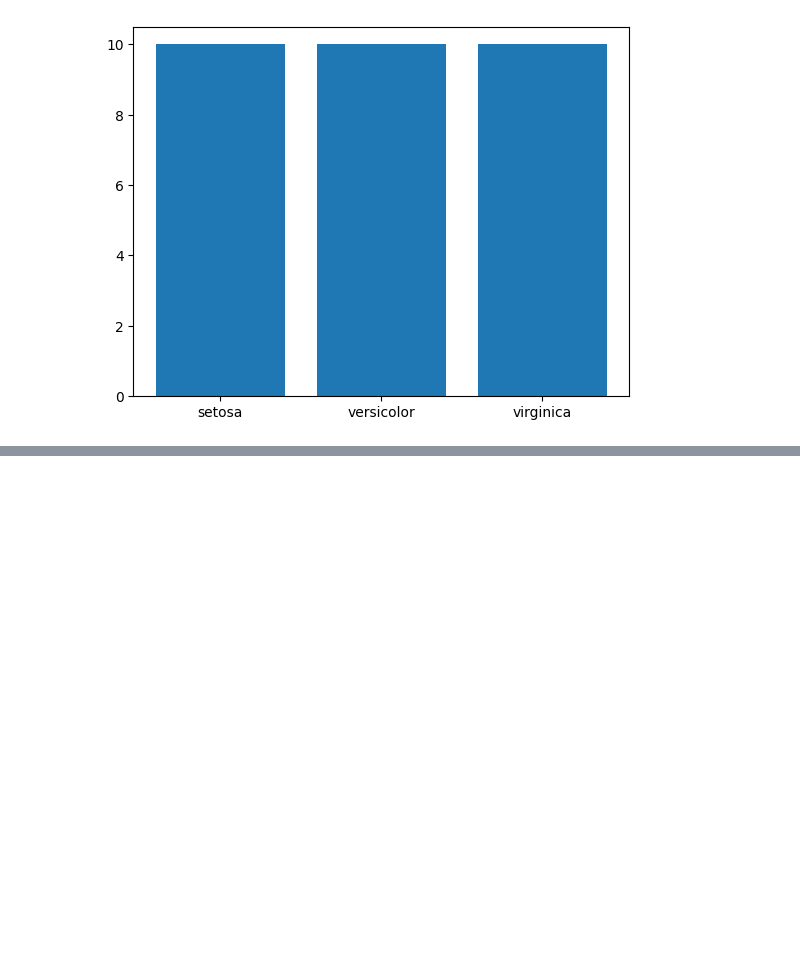
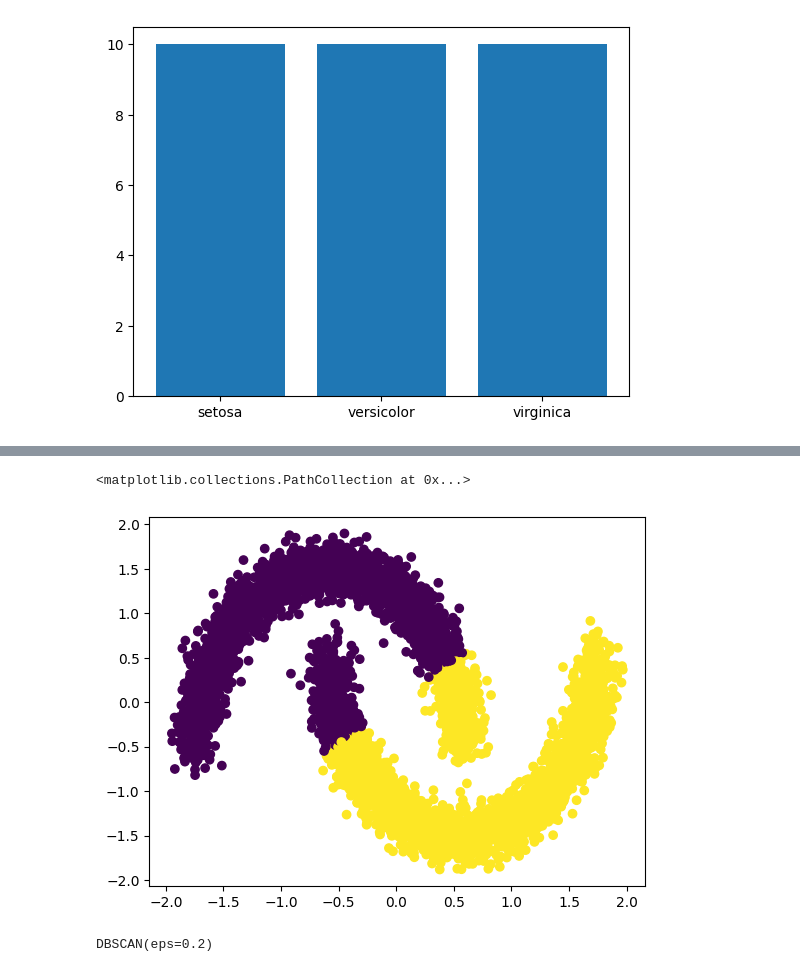
Before and after one commit to miksang0/Scikit-Learn, a Jupyter notebook: Scikit_Learn.ipynb, the cells around one changed output, grey strips where cells are left out. Drawn from its saved outputs; the diff is of its cells as text; code cells hidden in the pictures; blank space fills up the shorter version.

```diff
--- a/Scikit_Learn.ipynb
+++ b/Scikit_Learn.ipynb
@@ -170,0 +497,11 @@ for train_index, test_index in split.split(X, y):
+# %%
+plt.scatter(x_scaled[:,0], x_scaled[:,1], c=kmeans.labels_)
+# %% [output]
+<matplotlib.collections.PathCollection at 0x...>
+[figure, added]
+# %%
+from sklearn.cluster import DBSCAN
+dbscan = DBSCAN(eps=0.2)
+dbscan.fit(x_scaled)
+# %% [output]
+DBSCAN(eps=0.2)
```
Also changed, not shown: parts of 42 cells of this notebook.
